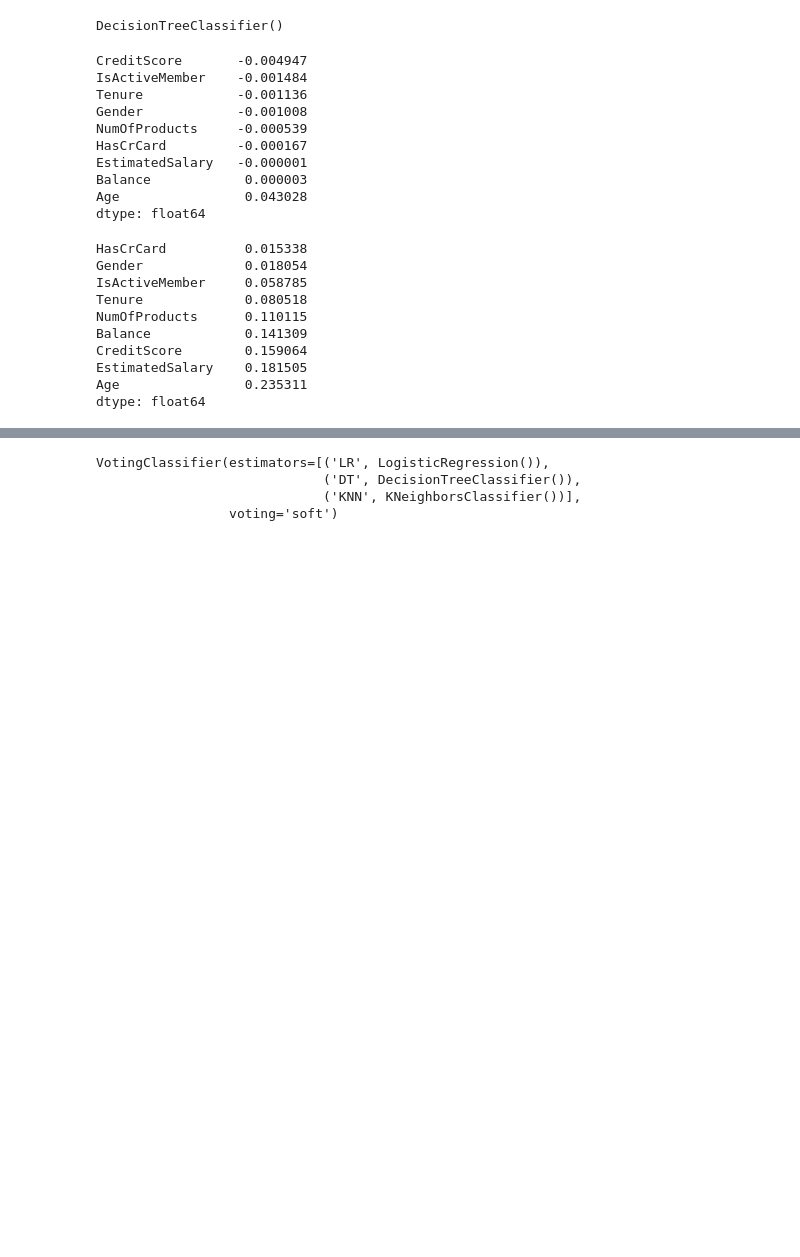
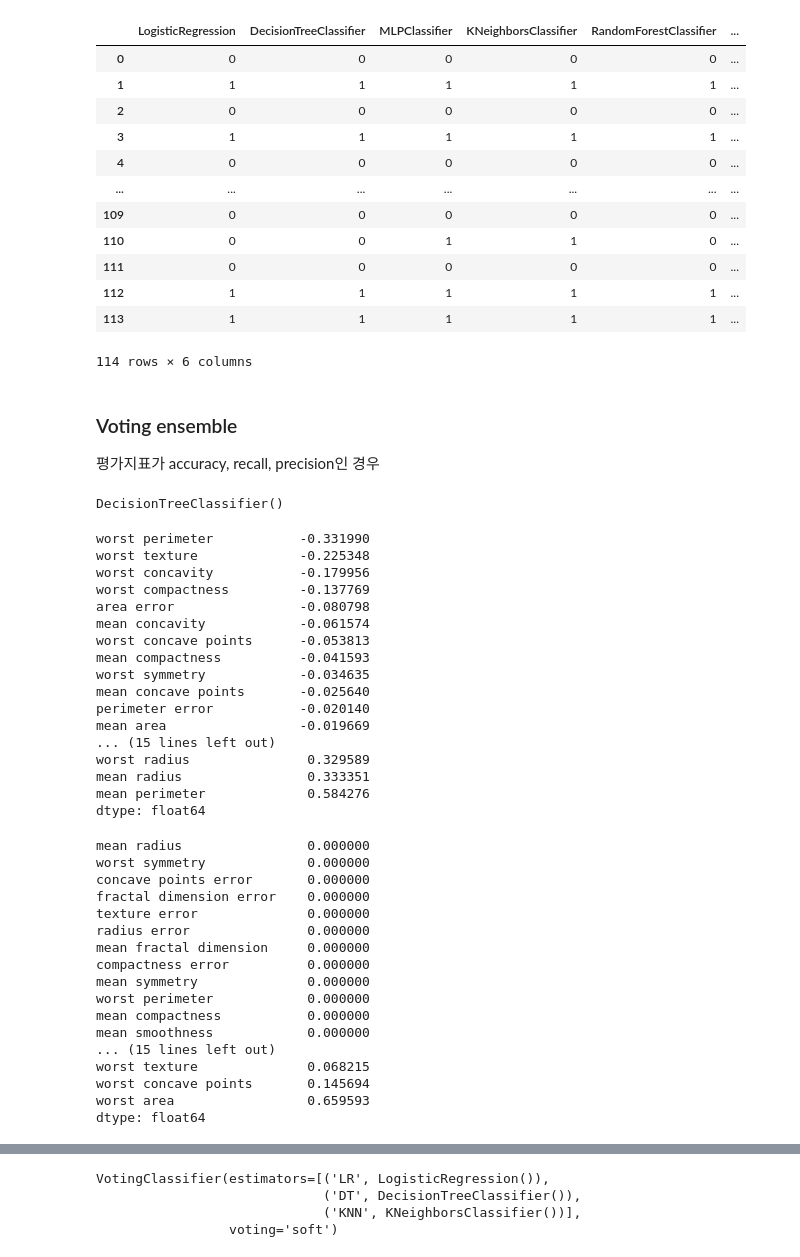
Before and after one commit to luckyspia/TIL, a Jupyter notebook: Machine_Learning/05.Ensemble.ipynb, the cells around one changed output, grey strips where cells are left out. Drawn from its saved outputs; the diff is of its cells as text; code cells hidden in the pictures; blank space fills up the shorter version.

```diff
--- a/Machine_Learning/05.Ensemble.ipynb
+++ b/Machine_Learning/05.Ensemble.ipynb
@@ -49,3 +68,22 @@ churn = churn.drop(columns='Exited')
+# %%
+ensemble_results
+# %% [output]
+|  | LogisticRegression | DecisionTreeClassifier | MLPClassifier | KNeighborsClassifier | RandomForestClassifier | ... |
+| 0 | 0 | 0 | 0 | 0 | 0 | ... |
+| 1 | 1 | 1 | 1 | 1 | 1 | ... |
+| 2 | 0 | 0 | 0 | 0 | 0 | ... |
+| 3 | 1 | 1 | 1 | 1 | 1 | ... |
+| 4 | 0 | 0 | 0 | 0 | 0 | ... |
+| ... | ... | ... | ... | ... | ... | ... |
+| 109 | 0 | 0 | 0 | 0 | 0 | ... |
+| 110 | 0 | 0 | 1 | 1 | 0 | ... |
+| 111 | 0 | 0 | 0 | 0 | 0 | ... |
+| 112 | 1 | 1 | 1 | 1 | 1 | ... |
+| 113 | 1 | 1 | 1 | 1 | 1 | ... |
+114 rows × 6 columns
+# %% [markdown]
+### Voting ensemble
+평가지표가 accuracy, recall, precision인 경우
 # %%
 from sklearn.model_selection import train_test_split
 from sklearn.linear_model import LogisticRegression
@@ -66,32 +105,46 @@ dt.fit(x_train, y_train)
 DecisionTreeClassifier()
 # %%
 lr.coef_ # 로지스틱의 계수추출
-pd.Series(lr.coef_[0], index=x_train.columns).sort_values() # 계수 추출 후 시리즈로 만듦
+pd.Series(lr.coef_[0], index=X_train.columns).sort_values() # 계수 추출 후 시리즈로 만듦
 # 데이터의 스케일을 맞추지 않았기 때문에, 그대로 받아들이기보단 방향성 정도만 파악하는 것이 좋음
 # %% [output]
-CreditScore       -0.004947
-IsActiveMember    -0.001484
-Tenure            -0.001136
-Gender            -0.001008
-NumOfProducts     -0.000539
-HasCrCard         -0.000167
-EstimatedSalary   -0.000001
-Balance            0.000003
-Age                0.043028
+worst perimeter           -0.331990
+worst texture             -0.225348
+worst concavity           -0.179956
+worst compactness         -0.137769
+area error                -0.080798
+mean concavity            -0.061574
+worst concave points      -0.053813
+mean compactness          -0.041593
+worst symmetry            -0.034635
+mean concave points       -0.025640
+perimeter error           -0.020140
+mean area                 -0.019669
+... (15 lines left out)
+worst radius               0.329589
+mean radius                0.333351
+mean perimeter             0.584276
 dtype: float64
 # %%
 # 변수중요도 파악
-pd.Series(dt.feature_importances_, index=x_train.columns).sort_values()
+pd.Series(dt.feature_importances_, index=X_train.columns).sort_values()
 # %% [output]
-HasCrCard          0.015338
-Gender             0.018054
-IsActiveMember     0.058785
-Tenure             0.080518
-NumOfProducts      0.110115
-Balance            0.141309
-CreditScore        0.159064
-EstimatedSalary    0.181505
-Age                0.235311
+mean radius                0.000000
+worst symmetry             0.000000
+concave points error       0.000000
+fractal dimension error    0.000000
+texture error              0.000000
+radius error               0.000000
+mean fractal dimension     0.000000
+compactness error          0.000000
+mean symmetry              0.000000
+worst perimeter            0.000000
+mean compactness           0.000000
+mean smoothness            0.000000
+... (15 lines left out)
+worst texture              0.068215
+worst concave points       0.145694
+worst area                 0.659593
 dtype: float64
 # %%
 # Hard Voting
```
Also changed, not shown: parts of 43 cells of this notebook.
